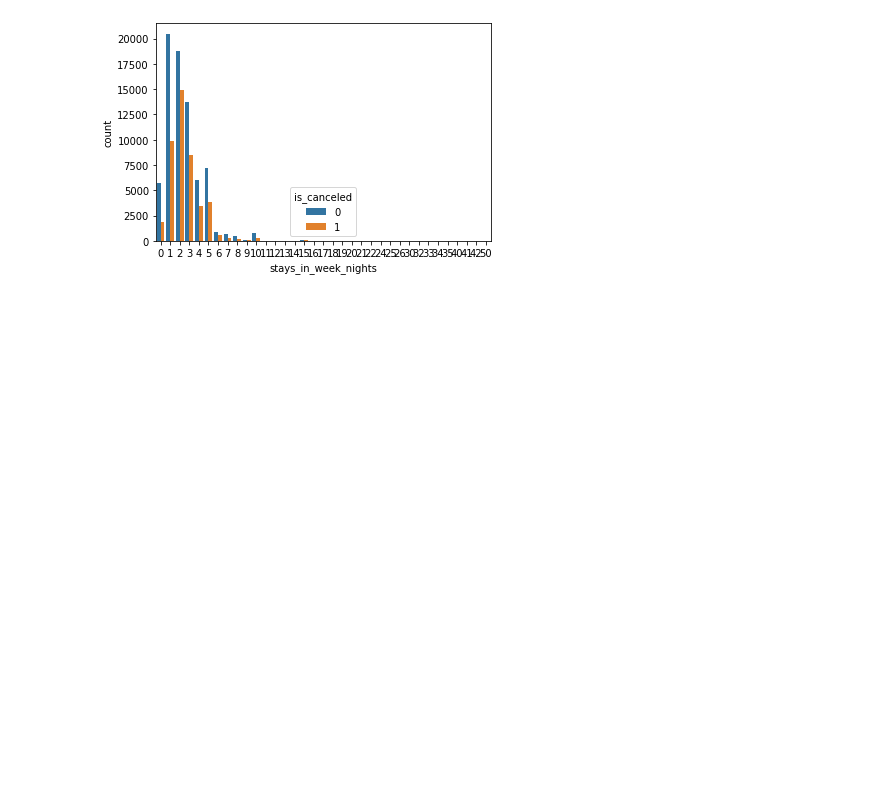
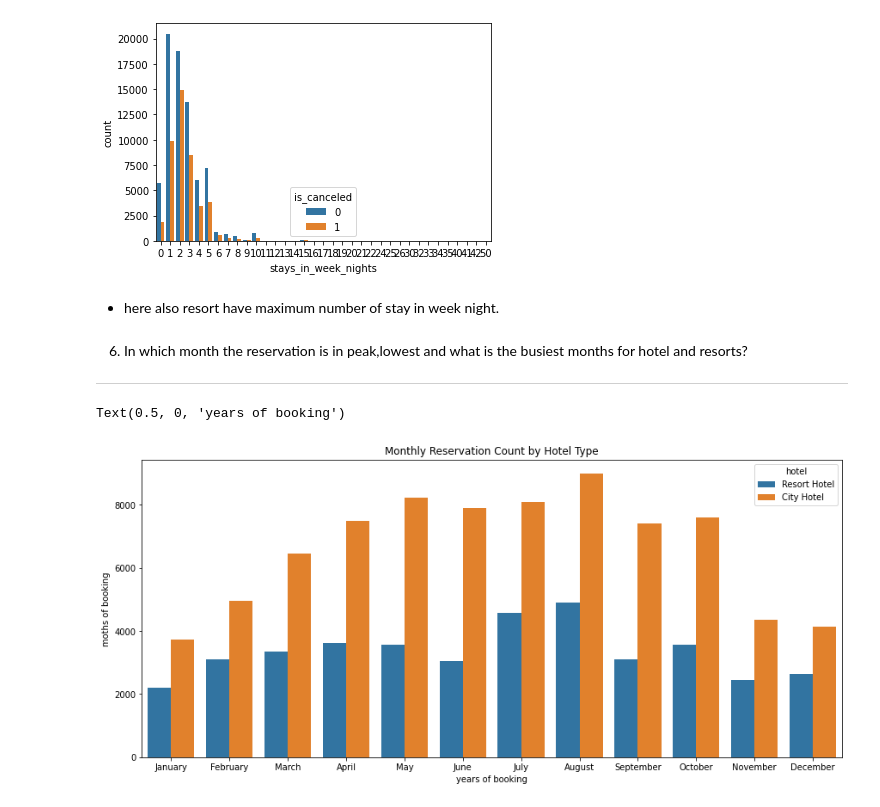
Before and after one commit to 143biswajit/Hotel_booking_analysis, a Jupyter notebook: Hotel_Booking_Analysis_Capstone_Project.ipynb, the cells around one changed output. Drawn from its saved outputs; the diff is of its cells as text; code cells hidden in the pictures; blank space fills up the shorter version.

```diff
--- a/Hotel_Booking_Analysis_Capstone_Project.ipynb
+++ b/Hotel_Booking_Analysis_Capstone_Project.ipynb
@@ -434,3 +434,19 @@ sns.countplot(data=hotel_df,x ='stays_in_week_nights',hue = 'is_canceled')
 # %% [output]
 <matplotlib.axes._subplots.AxesSubplot at 0x...>
 [figure]
+# %% [markdown]
+* here also resort have maximum number of stay in week  night.
+# %% [markdown]
+6.  In which month the reservation is in peak,lowest and what is the busiest months for hotel and resorts?
+
+
+---
+# %%
+ plt.figure(figsize=(14.6,6.37))
+g = sns.countplot(data=hotel_df,x="arrival_date_month",hue="hotel",order=["January","February","March","April","May","June","July","August","September","October","November","December"],)
+g.set_title("Monthly Reservation Count by Hotel Type")
+plt.ylabel('moths of booking')
+plt.xlabel('years of booking')
+# %% [output]
+Text(0.5, 0, 'years of booking')
+[figure, added]
```
Also changed, not shown: parts of 9 cells of this notebook.
